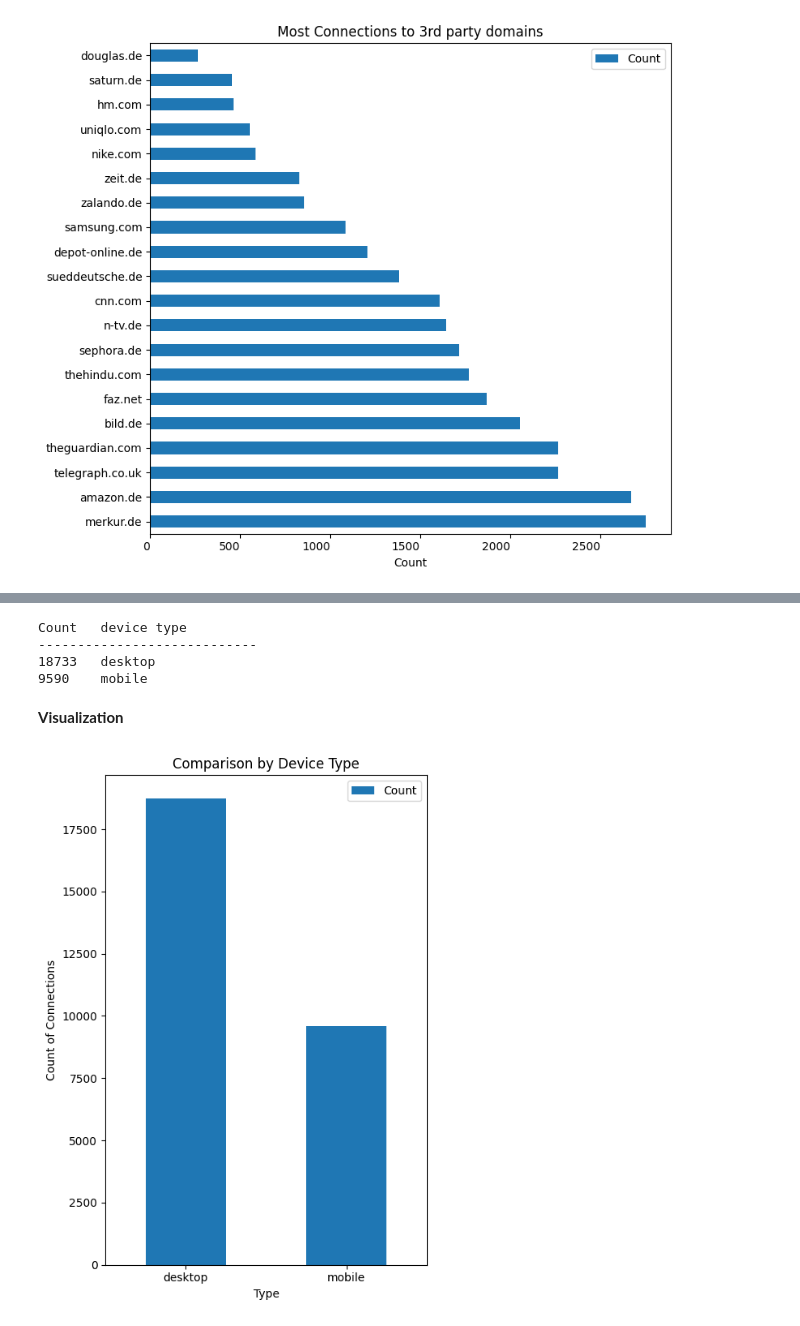
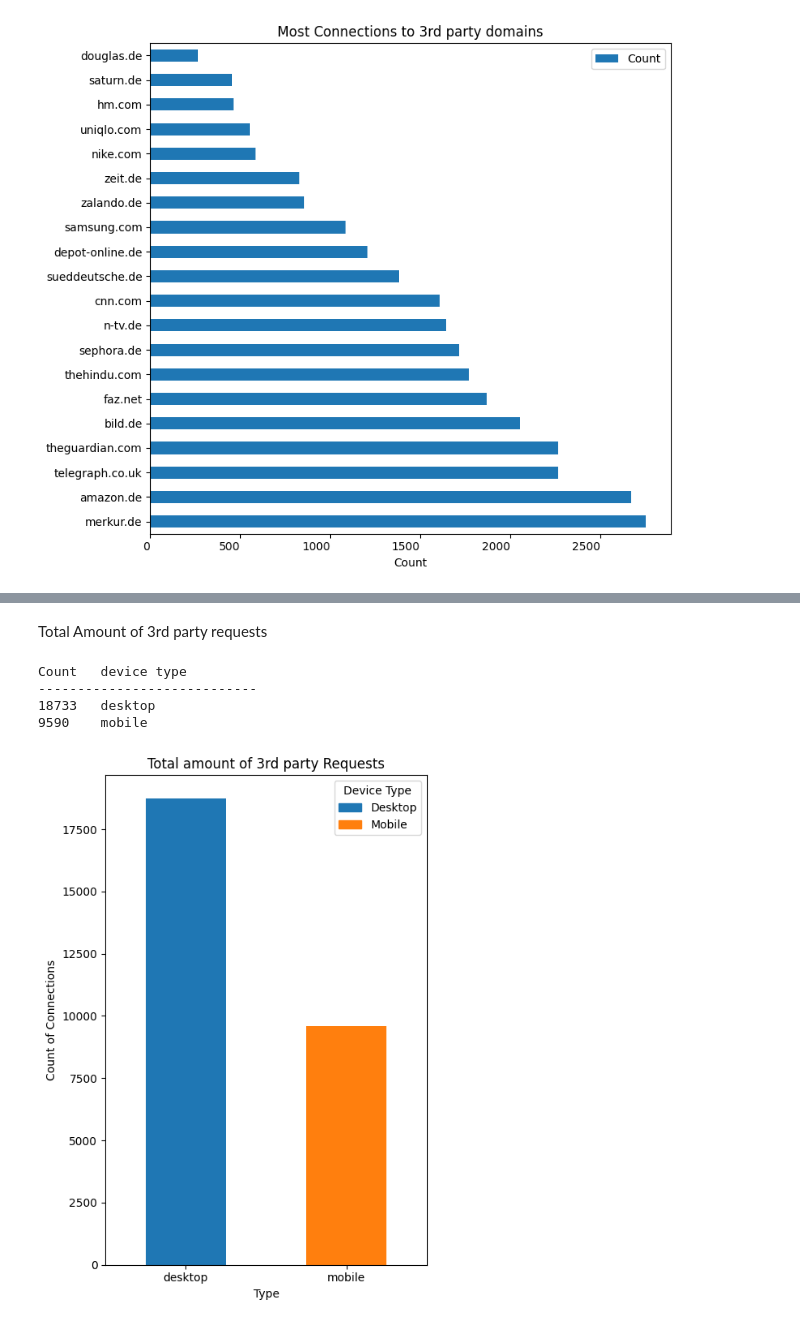
Before and after one commit to ynnickw/seminar-ws23, a Jupyter notebook: data-analysis/scripts/analysis/db_thirdParty.ipynb, the cells around one changed output, grey strips where cells are left out. Cells and saved outputs as stored; diff of their text form; code cells hidden in the pictures.

```diff
--- a/data-analysis/scripts/analysis/db_thirdParty.ipynb
+++ b/data-analysis/scripts/analysis/db_thirdParty.ipynb
@@ -119,3 +184,5 @@ plt.show()
+# %% [markdown]
+Total Amount of 3rd party requests
 # %%
 conn = sqlite3.connect('../third_party_analysis.db')
 cursor = conn.cursor()
@@ -137,18 +204,21 @@ Count   device type
 ----------------------------
 18733   desktop
 9590    mobile
-# %% [markdown]
-**Visualization**
 # %%
 df = pd.DataFrame(data2, columns=['Type', 'Count'])
 
-df.plot(kind='bar', x='Type', y='Count', figsize=(5, 7))
+colors = ['#1f77b4' if website_type == 'desktop' else '#ff7f0e' for website_type in df['Type']]
+df.plot(kind='bar', x='Type', y='Count', color=colors, figsize=(5, 7))
 
-plt.title('Comparison by Device Type')
+news_patch = mpatches.Patch(color='#1f77b4', label='Desktop')
+other_patch = mpatches.Patch(color='#ff7f0e', label='Mobile')
+
+plt.legend(handles=[news_patch, other_patch], title='Device Type')
+plt.title('Total amount of 3rd party Requests')
 plt.ylabel('Count of Connections')
 plt.xticks(rotation=0)
 plt.tight_layout()
 
 plt.show()
 # %% [output]
-[figure, old version]
+[figure, new version]
```
Also changed, not shown: parts of 14 cells of this notebook, 5 other files.
